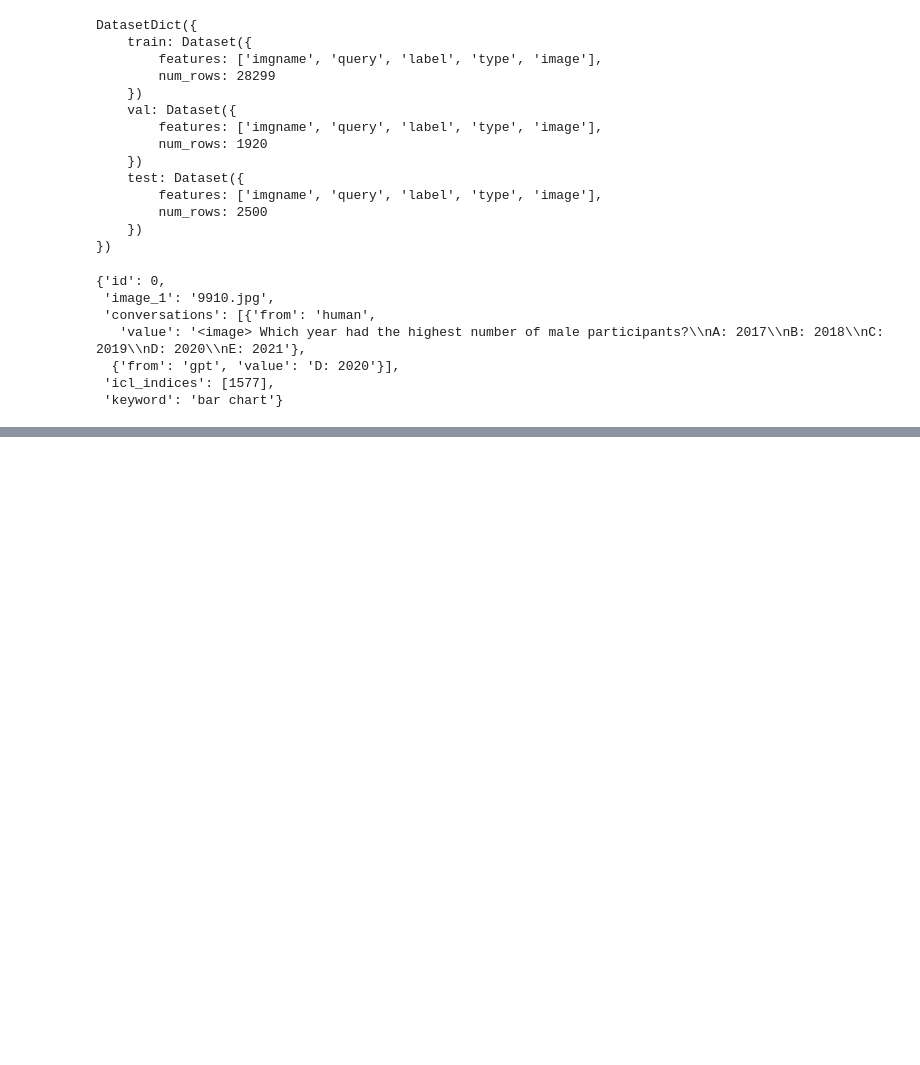
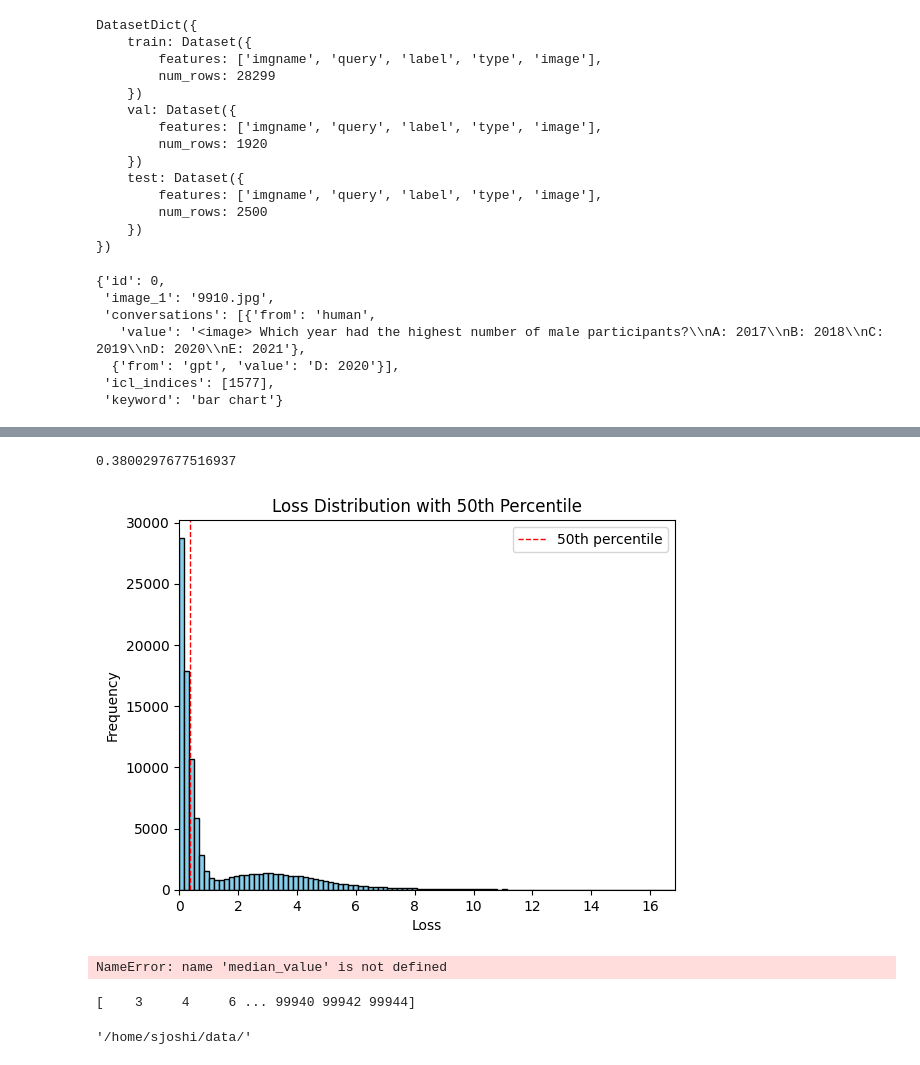
Before and after one commit to sjoshi804/llava-fork, a Jupyter notebook: scratch.ipynb, the cells around one changed output, grey strips where cells are left out. Drawn from its saved outputs; the diff is of its cells as text; code cells hidden in the pictures; blank space fills up the shorter version.

```diff
--- a/scratch.ipynb
+++ b/scratch.ipynb
@@ -612,0 +675,48 @@ with open("/home/sjoshi/llava-fork/mminstruct_data/chartqa_gen_task_desc_150k.js
+# %%
+import matplotlib.pyplot as plt
+import numpy as np
+# Calculate the 50th percentile (median) value
+median_value = np.percentile(loss, 50)
+print(median_value)
+
+# Plot histogram of 'loss' with 100 bins
+plt.hist(loss, bins=100, color='skyblue', edgecolor='black')
+plt.axvline(median_value, color='r', linestyle='dashed', linewidth=1, label='50th percentile')
+
+# Set x-limits to ensure the median line is visible
+plt.xlim([min(loss), max(loss)])
+
+plt.legend()
+plt.xlabel('Loss')
+plt.ylabel('Frequency')
+plt.title('Loss Distribution with 50th Percentile')
+plt.show()
+# %% [output]
+0.3800297677516937
+[figure, added]
+# %%
+# Get the indices of loss values that are higher than the 50th percentile
+high_loss_indices = np.where(loss > median_value)[0]
+
+# Calculate the average loss of these indices
+average_high_loss = np.mean(loss[high_loss_indices])
+
+# Print the average loss
+print("Average loss of indices higher than 50th percentile:", average_high_loss)
+# %% [output]
+NameError: name 'median_value' is not defined
+# %%
+def get_indices_between_percentiles(data, x, y):
+    x_percentile_value = np.percentile(data, x)
+    y_percentile_value = np.percentile(data, y)
+
+    indices = np.where((data >= x_percentile_value) & (data <= y_percentile_value))[0]
+    return indices
+
+# Example usage:
+x = 25
+y = 100
+indices = get_indices_between_percentiles(loss, x, y)
+print(indices)
+# %% [output]
+[    3     4     6 ... 99940 99942 99944]
@@ -612,0 +732,4 @@ with open("/home/sjoshi/llava-fork/mminstruct_data/chartqa_gen_task_desc_150k.js
+# %%
+data["image_folder"]
+# %% [output]
+'/home/sjoshi/data/'
```
Also changed, not shown: parts of 4 cells of this notebook, 5 other files.
